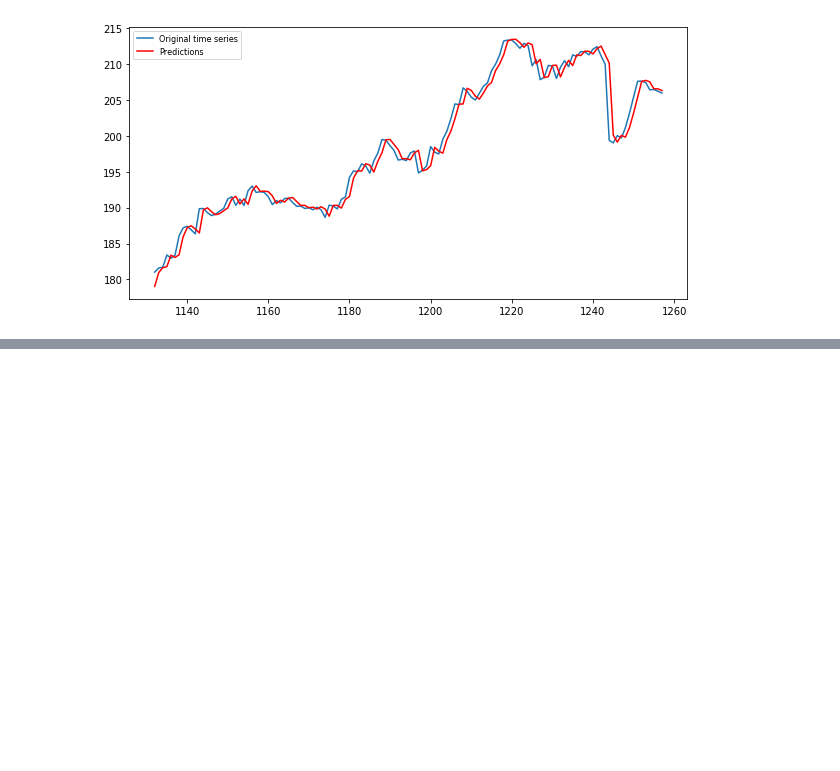
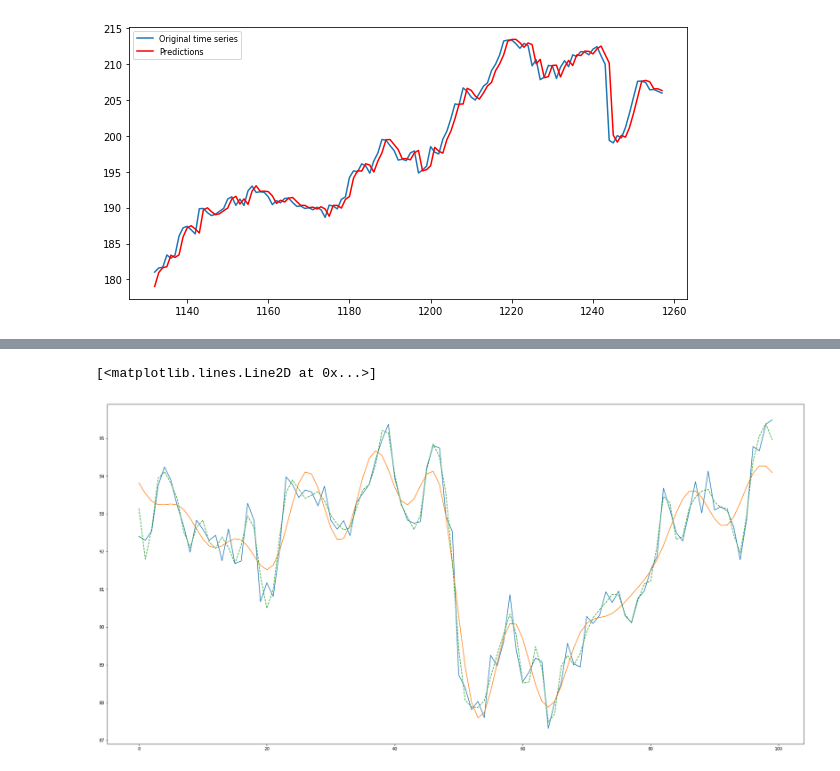
Before and after one commit to angelomenezes/Data_Science_for_Finance, a Jupyter notebook: src/mtr/aspect_decomposition.ipynb, the cells around one changed output, grey strips where cells are left out. Drawn from its saved outputs; the diff is of its cells as text; code cells hidden in the pictures; blank space fills up the shorter version.

```diff
--- a/src/mtr/aspect_decomposition.ipynb
+++ b/src/mtr/aspect_decomposition.ipynb
@@ -291,0 +308,16 @@ plt.show()
+# %%
+fft_bis1 = fft.copy()
+fft_bis1[np.abs(fftfreq) > 1] = 0
+slow1 = np.real(sp.fftpack.ifft(fft_bis1))
+
+fft_bis2 = fft.copy()
+fft_bis2[np.abs(fftfreq) > 3] = 0
+slow2 = np.real(sp.fftpack.ifft(fft_bis2))
+
+fig, ax = plt.subplots(1, 1, figsize=(30, 15))
+ax.plot(series[:100])
+ax.plot(slow1, '-')
+ax.plot(slow2, '--')
+# %% [output]
+[<matplotlib.lines.Line2D at 0x...>]
+[figure, added]
```
Also changed, not shown: parts of 5 cells of this notebook.
